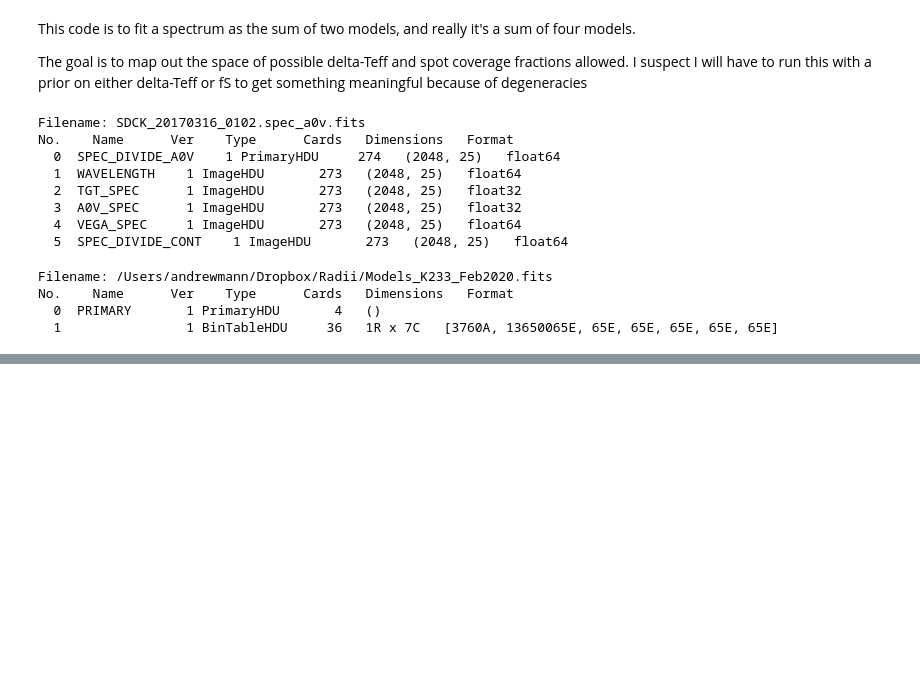
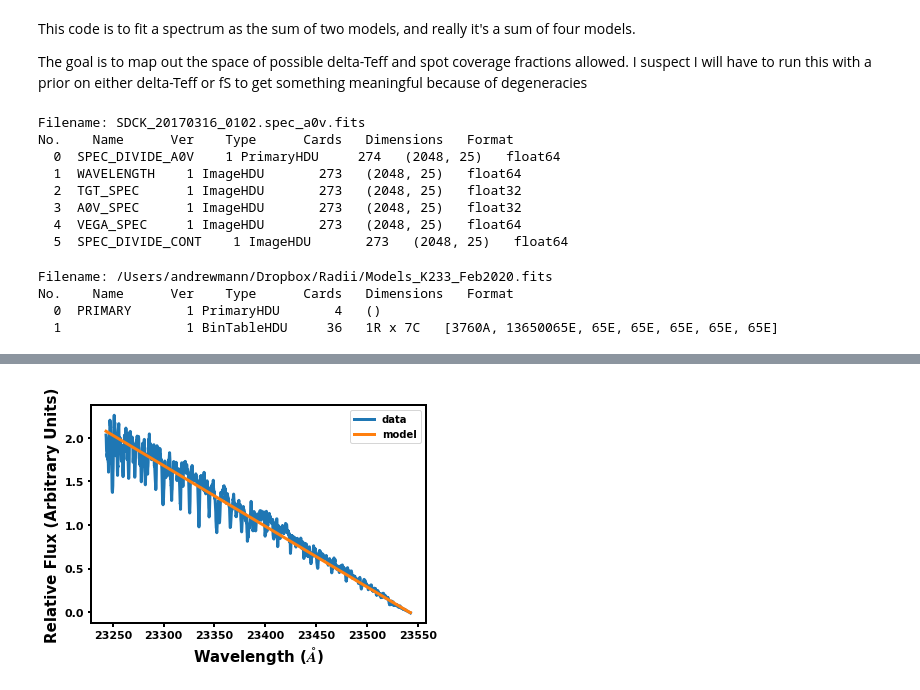
Before and after one commit to awmann/K233Spots, a Jupyter notebook: multi_spec_fit_IGRINS.ipynb, the cells around one changed output, grey strips where cells are left out. Cells and saved outputs as stored; diff of their text form; code cells hidden in the pictures; blank space fills up the shorter version.

```diff
--- a/multi_spec_fit_IGRINS.ipynb
+++ b/multi_spec_fit_IGRINS.ipynb
@@ -183,7 +182,7 @@ def resample_model(modelwave,modelspectra,igrinswave):
 #define functions for MCMC
 def ln_prior(theta):
     Tsurf, Tspot, fS, a, b, loff, f, broad = theta
-    if (a<0.5) or (a>1.5) or (broad < 0.1) or (broad > 10) or (loff < -3) or (loff > 3) or (Tspot < 1000) or (Tspot > 4000) or (Tsurf < 1000) or (Tsurf > 4000) or fS < 0.0 or fS > 1.0 or f < 0 or f > 0.5 or Tspot>(Tsurf-100):
+    if (a<0.5) or (a>1.5) or (broad < 0.01) or (broad > 1) or (loff < -3) or (loff > 3) or (Tspot < 1000) or (Tspot > 4000) or (Tsurf < 1000) or (Tsurf > 4000) or fS < 0.0 or fS > 1.0 or f < 0 or f > 0.5 or Tspot>(Tsurf-100):
         return -np.inf
     return 0
 
@@ -393,14 +389,15 @@ No.    Name      Ver    Type      Cards   Dimensions   Format
   0  PRIMARY       1 PrimaryHDU       4   ()
   1                1 BinTableHDU     36   1R x 7C   [3760A, 13650065E, 65E, 65E, 65E, 65E, 65E]
 # %%
-nsteps = 100
-burn = 10
+nsteps = 5000
+burn = 1000
 thin = 1
-nwalkers, ndim = 64, 8
+nwalkers, ndim = 32, 8
 nthreads = 12
-for order in range(4,20):
+for order in range(0,27):
     if order < norders:
         ordersnr = np.nanmean(snr[order,:])
+        print('Order, SNR:')
         print(order,ordersnr)
         if ordersnr > minsnr:
             wrange = [np.min(igwave[order,:])+trim,np.max(igwave[order,:])-trim]
@@ -418,7 +415,6 @@ for order in range(4,20):
             igrinswave = igrinswave[ll]
 
             modelspectra, modelwave = resample_model(modelwave,modelspectra,igrinswave)
-            #plt.plot(igrinswave,igrinsspec)
             mwav, ospec, oerr, mspec, mteff, pos0 = inialize_walkers(igrinswave,igrinsspec,igrinserr,modelspectra,modelteff,cutoff,nwalkers)
             sampler = run_mcmc(nwalkers,ndim,mteff,mspec,mwav,ospec,oerr,nthreads,order,cutoff)
             best = make_plots(sampler)
@@ -442,10 +438,19 @@ for order in range(4,20):
             obsspec_norm = obsspec_norm[cutoff:np.size(wav)-cutoff]
             obsspec_err_norm = obsspec_err_norm[cutoff:np.size(wav)-cutoff]
             wav = wav[cutoff:np.size(wav)-cutoff]
-            plt.plot(newwav,obsspec_norm,label='data')
-            plt.show(newwav,modelspec_norm,label='model')
+
+
+            plt.plot(wav,obsspec_norm,label='data')
+            plt.plot(wav,modelspec_norm,label='model')
+            plt.xlabel(r'Wavelength ($\AA$)')
+            plt.ylabel(r'Relative Flux (Arbitrary Units)')
             plt.legend()
-            plt.show()
-            plt.plot(mwav,(obsspec_norm-modelspec_norm)/obsspec_err_norm)
-            plt.show()
+            plt.savefig('bestfit_igrins'+str(order)+'.pdf')
+
+
+
+            plt.plot(wav,(obsspec_norm-modelspec_norm)/obsspec_err_norm)
+            plt.xlabel(r'Wavelength ($\AA$)')
+            plt.ylabel(r'(O-C)/$\sigma$')
+            plt.savefig('bestfit_igrins_resid'+str(order)+'.pdf')
 # %% [output]
@@ -469,0 +479,9 @@ $\displaystyle \mathrm{$V\sin(i)$ (km/s)} = 0.722_{-0.020}^{0.024}$
+# %%
+plt.plot(wav,obsspec_norm,label='data')
+plt.plot(wav,modelspec_norm,label='model')
+plt.xlabel(r'Wavelength ($\AA$)')
+plt.ylabel(r'Relative Flux (Arbitrary Units)')
+plt.legend()
+plt.show()
+# %% [output]
+[figure, added]
```
Also changed, not shown: parts of 4 cells of this notebook, 1 other file.
